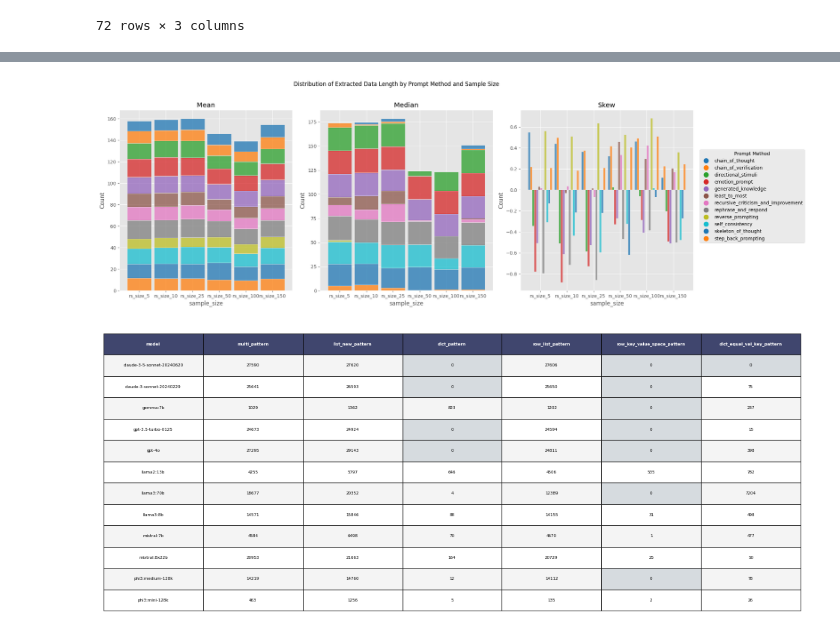
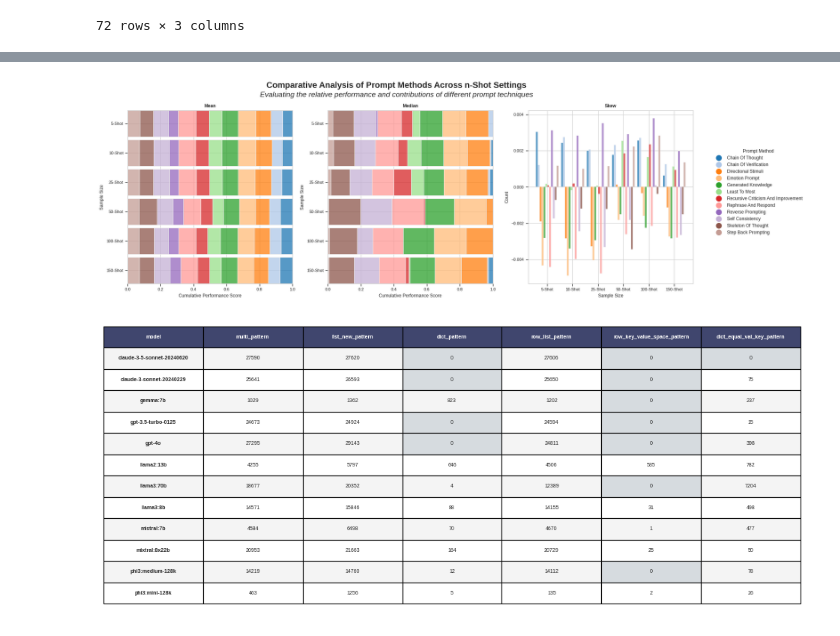
Before and after one commit to iu-ai-research/Synthetic_LAIB_Data, a Jupyter notebook: 5_result_analysis/response_analysis.ipynb, the cells around one changed output, grey strips where cells are left out. Saved outputs shown, nothing was run; the diff lists cells and outputs as text; code cells hidden in the pictures.

```diff
--- a/5_result_analysis/response_analysis.ipynb
+++ b/5_result_analysis/response_analysis.ipynb
@@ -244,61 +308,92 @@ plt.show()
 # %%
+import matplotlib.pyplot as plt
+import seaborn as sns
+import pandas as pd
+import numpy as np
+
 # Assuming 'df' is your initial DataFrame
 # Group the data and calculate the statistics
 df_copy = df.copy()
 
-grouped_data_mean = df_copy.groupby(['prompt_method', 'sample_size'])['extracted_data_len'].mean().reset_index()
-grouped_data_median = df_copy.groupby(['prompt_method', 'sample_size'])['extracted_data_len'].median().reset_index()
-grouped_data_skew = df_copy.groupby(['prompt_method', 'sample_size'])['extracted_data_len'].skew().reset_index()
+expected_amount = 180
+grouped_data_mean = df_copy.groupby(['prompt_method', 'sample_size'])['extracted_data_len'].mean().apply(lambda x: x / expected_amount).reset_index()
+grouped_data_median = df_copy.groupby(['prompt_method', 'sample_size'])['extracted_data_len'].median().apply(lambda x: x / expected_amount).reset_index()
+grouped_data_skew = df_copy.groupby(['prompt_method', 'sample_size'])['extracted_data_len'].skew().apply(lambda x: x / expected_amount).reset_index()
 
 # Define the order of 'sample_size' and 'prompt_method'
 sample_size_order = ['rs_size_5', 'rs_size_10', 'rs_size_25', 'rs_size_50', 'rs_size_100', 'rs_size_150']
 prompt_method_order = sorted(grouped_data_mean['prompt_method'].unique())  # Sorted alphabetically
 
 # Convert 'sample_size' to a categorical type with a defined order in all DataFrames
 dataframes = [grouped_data_mean, grouped_data_median, grouped_data_skew]
 for df_copy in dataframes:
     df_copy['sample_size'] = pd.Categorical(df_copy['sample_size'], categories=sample_size_order, ordered=True)
 
 # Create a figure and array of subplots
-fig, (ax1, ax2, ax3) = plt.subplots(1, 3, figsize=(18, 7))
-fig.suptitle('Distribution of Extracted Data Length by Prompt Method and Sample Size')
+fig, (ax1, ax2, ax3) = plt.subplots(1, 3, figsize=(16, 6))
+fig.suptitle('Comparative Analysis of Prompt Methods Across n-Shot Settings', fontweight='bold', fontsize=16, y=0.98)
+
+# Add description below the title
+fig.text(0.5, 0.92, "Evaluating the relative performance and contributions of different prompt techniques",
+         ha='center', va='center', fontsize=14, style='italic')
 
 # Color palette
-palette = sns.color_palette('tab10', len(prompt_method_order))
+palette = sns.color_palette('tab20', len(prompt_method_order))
+
+# Function to format x-tick labels
+def format_yticks(ax):
+    ax.set_yticklabels([f"{x.get_text().split('_')[-1]}-Shot" for x in ax.get_yticklabels()])
+    ax.tick_params(axis='y', rotation=0)
+
+# Function to format x-tick labels
+def format_xticks(ax):
+    ax.set_xticklabels([f"{x.get_text().split('_')[-1]}-Shot" for x in ax.get_xticklabels()])
+    ax.tick_params(axis='x', rotation=0)
 
 # Plot each statistic in its respective subplot
-sns.histplot(data=grouped_data_mean, x='sample_size', weights='extracted_data_len', hue='prompt_method',
-             hue_order=prompt_method_order, multiple='stack', shrink=0.90, palette=palette, ax=ax1)
-ax1.set_title('Mean')
+sns.histplot(data=grouped_data_mean, y='sample_size', weights='extracted_data_len', hue='prompt_method',
+             hue_order=prompt_method_order, multiple='fill', shrink=0.90, palette=palette, ax=ax1)
+ax1.set_title('Mean', fontweight='bold')
+ax1.set_ylabel('Sample Size')
+ax1.set_xlabel('Cumulative Performance Score')
+ax1.set_xlim([0,1])
 ax1.get_legend().remove()
+format_yticks(ax1)
 
-sns.histplot(data=grouped_data_median, x='sample_size', weights='extracted_data_len', hue='prompt_method',
-             hue_order=prompt_method_order, multiple='stack', shrink=0.90, palette=palette, ax=ax2)
-ax2.set_title('Median')
+sns.histplot(data=grouped_data_median, y='sample_size', weights='extracted_data_len', hue='prompt_method',
+             hue_order=prompt_method_order, multiple='fill', shrink=0.90, palette=palette, ax=ax2)
+ax2.set_title('Median', fontweight='bold')
+ax2.set_ylabel('Sample Size')
+ax2.set_xlabel('Cumulative Performance Score')
+ax2.set_xlim([0,1])
 ax2.get_legend().remove()
+format_yticks(ax2)
 
 sns.histplot(data=grouped_data_skew, x='sample_size', weights='extracted_data_len', hue='prompt_method',
              hue_order=prompt_method_order, multiple='dodge', shrink=0.90, palette=palette, ax=ax3)
-ax3.set_title('Skew')
+ax3.set_title('Skew', fontweight='bold')
+ax3.set_xlabel('Sample Size')
 ax3.get_legend().remove()
+format_xticks(ax3)
 
-# sns.boxplot(data=grouped_data_box, x='sample_size', weights='extracted_data_len', hue='prompt_method',
-#              hue_order=prompt_method_order, multiple='stack', shrink=0.90, palette=palette, ax=ax4)
-# ax4.set_title('Boxplot')
-# ax4.get_legend().remove()
+# Function to format prompt method names
+def format_prompt_method(name):
+    return ' '.join(word.capitalize() for word in name.split('_'))
 
-# Create a custom legend
-legend_handles = [plt.Line2D([0], [0], color=palette[i], marker='o', linestyle='', markersize=10, label=label)
+# Create a custom legend with formatted prompt method names
+legend_handles = [plt.Line2D([0], [0], color=palette[i], marker='o', linestyle='', markersize=10,
+                             label=format_prompt_method(label))
                   for i, label in enumerate(prompt_method_order)]
-fig.legend(handles=legend_handles, title='Prompt Method', loc='upper right', bbox_to_anchor=(1.18, 0.70), fontsize='medium')
+fig.legend(handles=legend_handles, title='Prompt Method', loc='upper right',
+           bbox_to_anchor=(1.18, 0.70), fontsize='medium')
 
 # Adjust layout
 plt.tight_layout(rect=[0, 0, 1, 0.96])  # Adjust the rect to fit the figure title and the legend
 
-plt.savefig('./images/stacked_bar_mean_median_max_extracted_rows.jpg', dpi=300)
+plt.savefig('./images/stacked_bar_mean_median_max_extracted_rows.jpg', dpi=300, bbox_inches='tight')
 plt.show()
 # %% [output]
-[figure, old version]
+[figure, new version]
 # %%
 # Custom aggregation function to sum dictionary values
 def sum_dicts(series):
@@ -358,6 +453,8 @@ for (i, j), cell in the_table.get_celld().items():
         cell.set_facecolor('#40466e')  # Darker color for header
         cell.set_text_props(color='white')  # White text for contrast
     else:
+        if j == 0:  # First column (model names)
+            cell.set_text_props(weight='bold')  # Make model names bold
         if text == '0':  # Check if cell text is '0'
             cell.set_facecolor('#d6dbdf')  # Set dark grey for zero values
         else:
@@ -368,4 +465,4 @@ for (i, j), cell in the_table.get_celld().items():
 plt.savefig('./images/table_regex_performance.jpg', dpi=300, bbox_inches='tight')
 plt.show()
 # %% [output]
-[figure, old version]
+[figure, new version]
```
Also changed, not shown: parts of 4 cells of this notebook, 34 other files.
